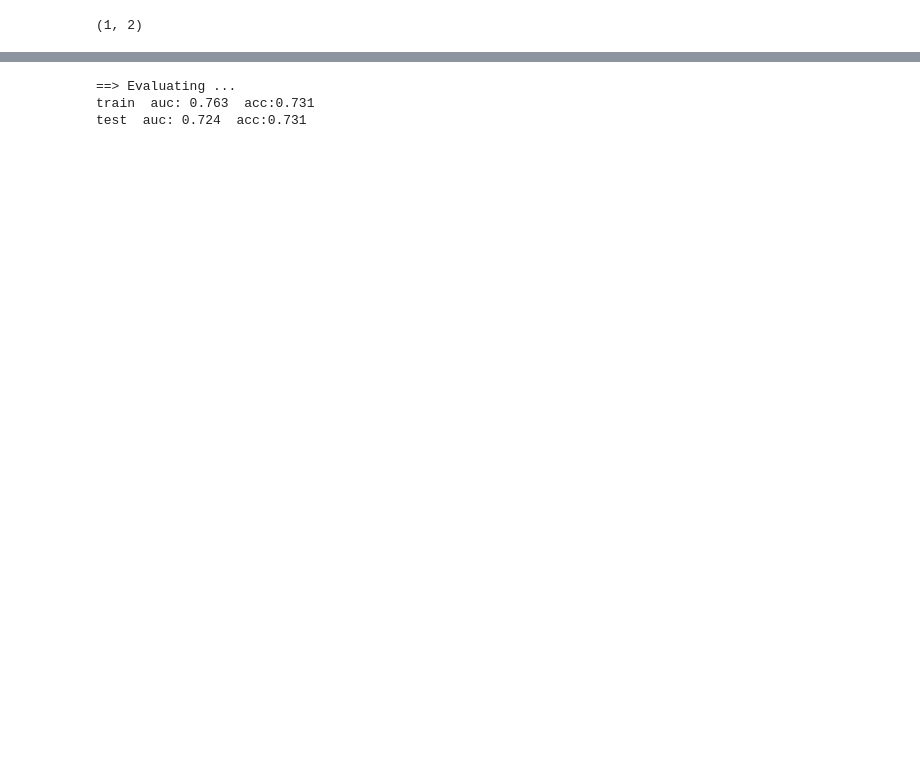
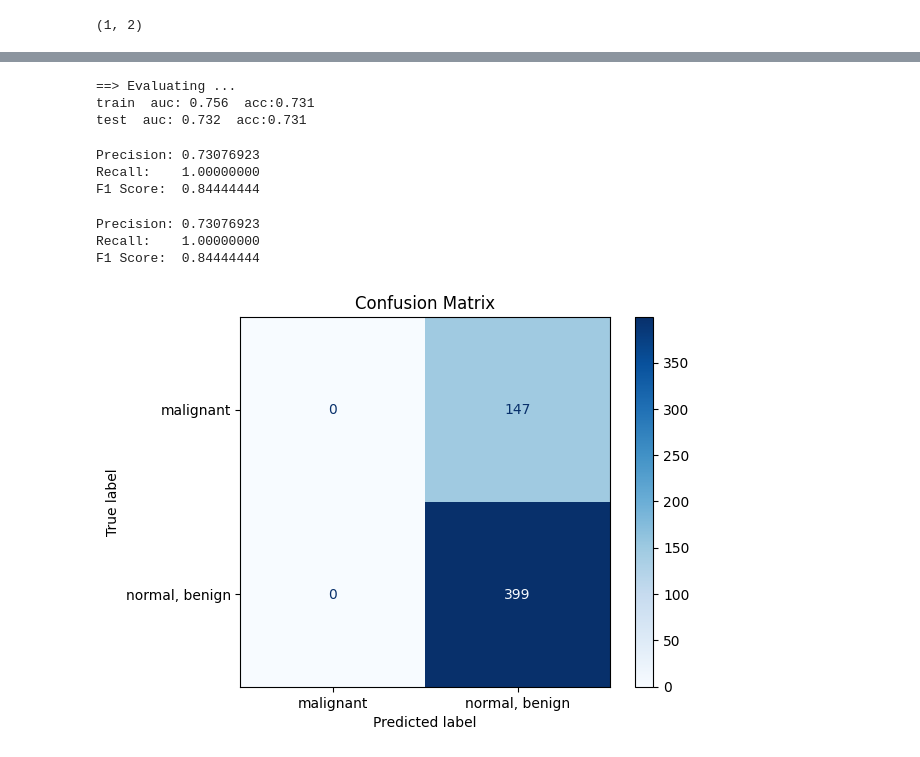
Before and after one commit to ankhoa1212/CPSC-483-Final-Project, a Jupyter notebook: cpsc483_final_project_cnn.ipynb, the cells around one changed output, grey strips where cells are left out. Saved outputs shown, nothing was run; the diff lists cells and outputs as text; code cells hidden in the pictures; blank space fills up the shorter version.

Commit message:
train and eval using cnn

```diff
--- a/cpsc483_final_project_cnn.ipynb
+++ b/cpsc483_final_project_cnn.ipynb
@@ -154,12 +155,11 @@ for epoch in range(NUM_EPOCHS):
         loss.backward()
         optimizer.step()
 # %%
-# evaluation
-
 def test(split):
     model.eval()
     y_true = torch.tensor([])
     y_score = torch.tensor([])
+    y_pred = torch.tensor([])
 
     data_loader = train_loader_at_eval if split == 'train' else test_loader
 
@@ -167,30 +167,82 @@ def test(split):
         for inputs, targets in data_loader:
             outputs = model(inputs)
 
-            if task == 'multi-label, binary-class':
-                targets = targets.to(torch.float32)
-                outputs = outputs.softmax(dim=-1)
-            else:
-                targets = targets.squeeze().long()
-                outputs = outputs.softmax(dim=-1)
-                targets = targets.float().resize_(len(targets), 1)
+
+
+            targets = targets.squeeze().long()
+            outputs = outputs.softmax(dim=-1)
+            targets = targets.float().resize_(len(targets), 1)
+            preds = torch.argmax(outputs, dim=-1)
+            preds = preds.reshape(-1, 1)
 
             y_true = torch.cat((y_true, targets), 0)
             y_score = torch.cat((y_score, outputs), 0)
+            y_pred = torch.cat((y_pred, preds), 0)
 
         y_true = y_true.numpy()
         y_score = y_score.detach().numpy()
+        y_pred = y_pred.detach().numpy()
 
         evaluator = Evaluator(data_flag, split)
         metrics = evaluator.evaluate(y_score)
 
         print('%s  auc: %.3f  acc:%.3f' % (split, *metrics))
 
+    return y_true, y_pred
+
 
 print('==> Evaluating ...')
-test('train')
-test('test')
+metrics = test('train')
+metrics1 = test('test')
 # %% [output]
 ==> Evaluating ...
-train  auc: 0.763  acc:0.731
-test  auc: 0.724  acc:0.731
+train  auc: 0.756  acc:0.731
+test  auc: 0.732  acc:0.731
+# %%
+# Compute precision, recall, F1
+precision = precision_score(metrics[0], metrics[1], average='binary')
+recall = recall_score(metrics[0], metrics[1], average='binary')
+f1 = f1_score(metrics[0], metrics[1], average='binary')
+
+print(f"Precision: {precision:.8f}")
+print(f"Recall:    {recall:.8f}")
+print(f"F1 Score:  {f1:.8f}")
+# %% [output]
+Precision: 0.73076923
+Recall:    1.00000000
+F1 Score:  0.84444444
+# %%
+# Compute precision, recall, F1
+precision = precision_score(metrics1[0], metrics1[1], average='binary')
+recall = recall_score(metrics1[0], metrics1[1], average='binary')
+f1 = f1_score(metrics1[0], metrics1[1], average='binary')
+
+print(f"Precision: {precision:.8f}")
+print(f"Recall:    {recall:.8f}")
+print(f"F1 Score:  {f1:.8f}")
+# %% [output]
+Precision: 0.73076923
+Recall:    1.00000000
+F1 Score:  0.84444444
+# %%
+import matplotlib.pyplot as plt
+from sklearn.metrics import confusion_matrix, ConfusionMatrixDisplay
+
+
+# Example true and predicted labels
+#y_true = np.array([0, 1, 0, 1, 0, 1, 1, 0])
+#y_pred = np.array([0, 0, 0, 1, 0, 1, 1, 1])
+
+# Compute confusion matrix
+cm = confusion_matrix(metrics[0], metrics[1])
+
+# Optional: define class names
+class_names = info['label'].values()
+
+# Plot
+disp = ConfusionMatrixDisplay(confusion_matrix=cm, display_labels=class_names)
+disp.plot(cmap=plt.cm.Blues)
+plt.title("Confusion Matrix")
+plt.show()
+# %% [output]
+[figure, added]
```
Also changed, not shown: parts of 7 cells of this notebook.
